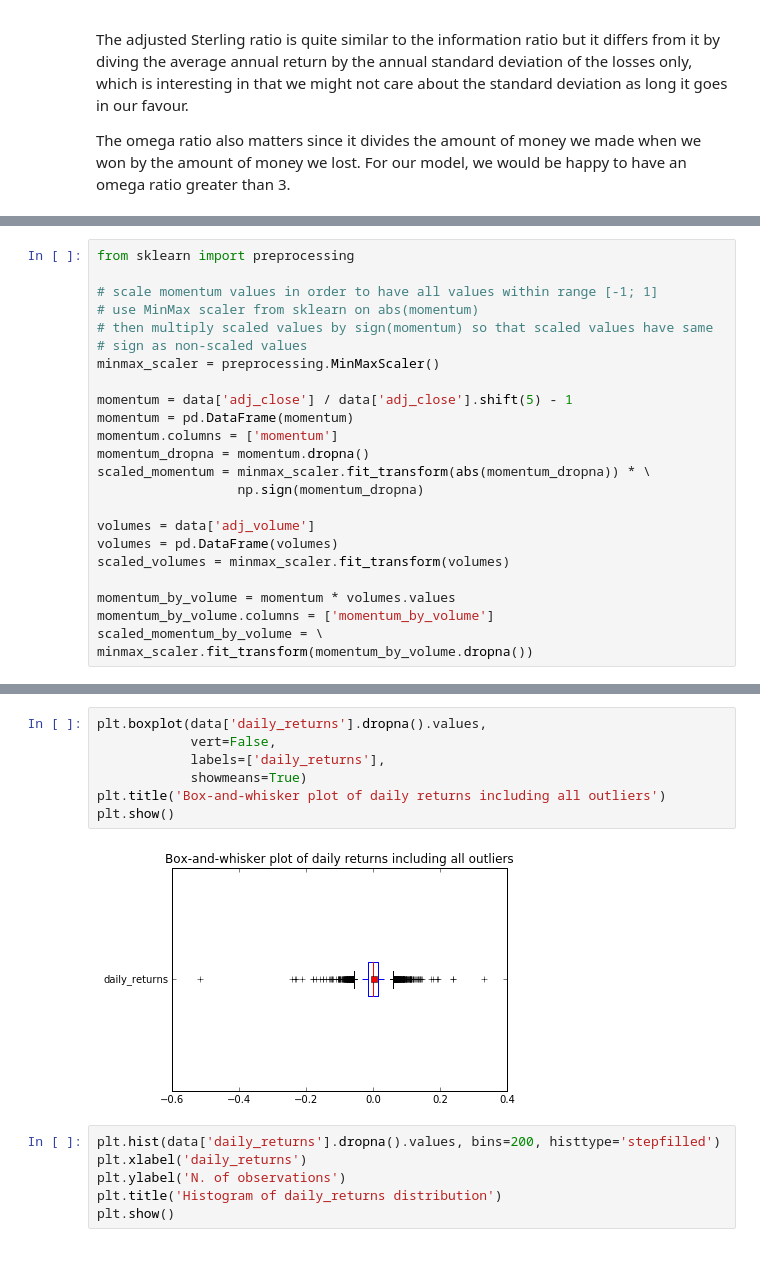
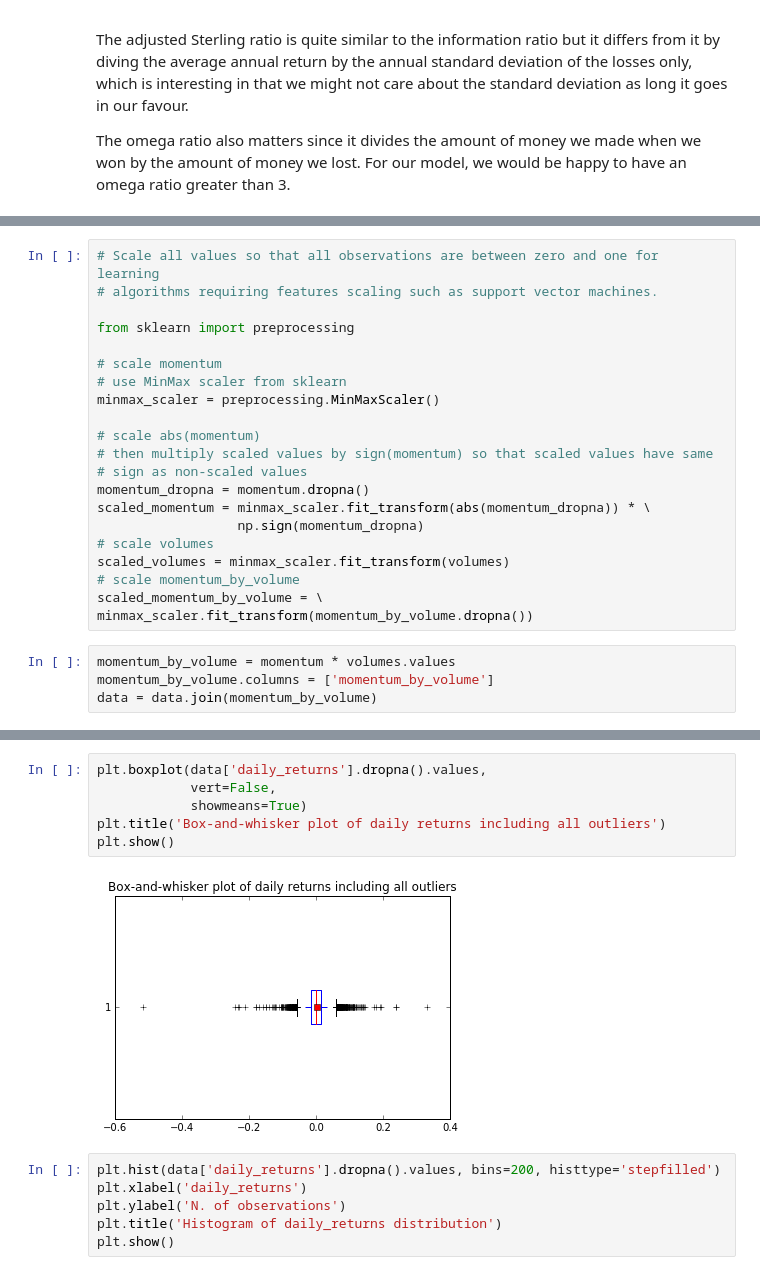
Before and after one commit to DannyZuko/machine-learning, a Jupyter notebook: projects/capstone/report.ipynb, the cells around one changed output, grey strips where cells are left out. Saved outputs shown, nothing was run; the diff lists cells and outputs as text.

```diff
--- a/projects/capstone/report.ipynb
+++ b/projects/capstone/report.ipynb
@@ -430,24 +471,25 @@ This last point is directly related with the abnormalities we observed in our Da
 # %%
+# Scale all values so that all observations are between zero and one for learning
+# algorithms requiring features scaling such as support vector machines.
+
 from sklearn import preprocessing
 
-# scale momentum values in order to have all values within range [-1; 1]
-# use MinMax scaler from sklearn on abs(momentum)
+# scale momentum
+# use MinMax scaler from sklearn
+minmax_scaler = preprocessing.MinMaxScaler()
+
+# scale abs(momentum)
 # then multiply scaled values by sign(momentum) so that scaled values have same
 # sign as non-scaled values
-minmax_scaler = preprocessing.MinMaxScaler()
-
-momentum = data['adj_close'] / data['adj_close'].shift(5) - 1
-momentum = pd.DataFrame(momentum)
-momentum.columns = ['momentum']
 momentum_dropna = momentum.dropna()
 scaled_momentum = minmax_scaler.fit_transform(abs(momentum_dropna)) * \
                   np.sign(momentum_dropna)
-
-volumes = data['adj_volume']
-volumes = pd.DataFrame(volumes)
+# scale volumes
 scaled_volumes = minmax_scaler.fit_transform(volumes)
-
-momentum_by_volume = momentum * volumes.values
-momentum_by_volume.columns = ['momentum_by_volume']
+# scale momentum_by_volume
 scaled_momentum_by_volume = \
 minmax_scaler.fit_transform(momentum_by_volume.dropna())
+# %%
+momentum_by_volume = momentum * volumes.values
+momentum_by_volume.columns = ['momentum_by_volume']
+data = data.join(momentum_by_volume)
@@ -454,12 +520,11 @@ minmax_scaler.fit_transform(momentum_by_volume.dropna())
 # %%
 plt.boxplot(data['daily_returns'].dropna().values,
             vert=False,
-            labels=['daily_returns'],
             showmeans=True)
 plt.title('Box-and-whisker plot of daily returns including all outliers')
 plt.show()
 # %% [output]
-[figure, old version]
+[figure, new version]
 # %%
 plt.hist(data['daily_returns'].dropna().values, bins=200, histtype='stepfilled')
 plt.xlabel('daily_returns')
```
Also changed, not shown: parts of 21 cells of this notebook, 1 other file.
